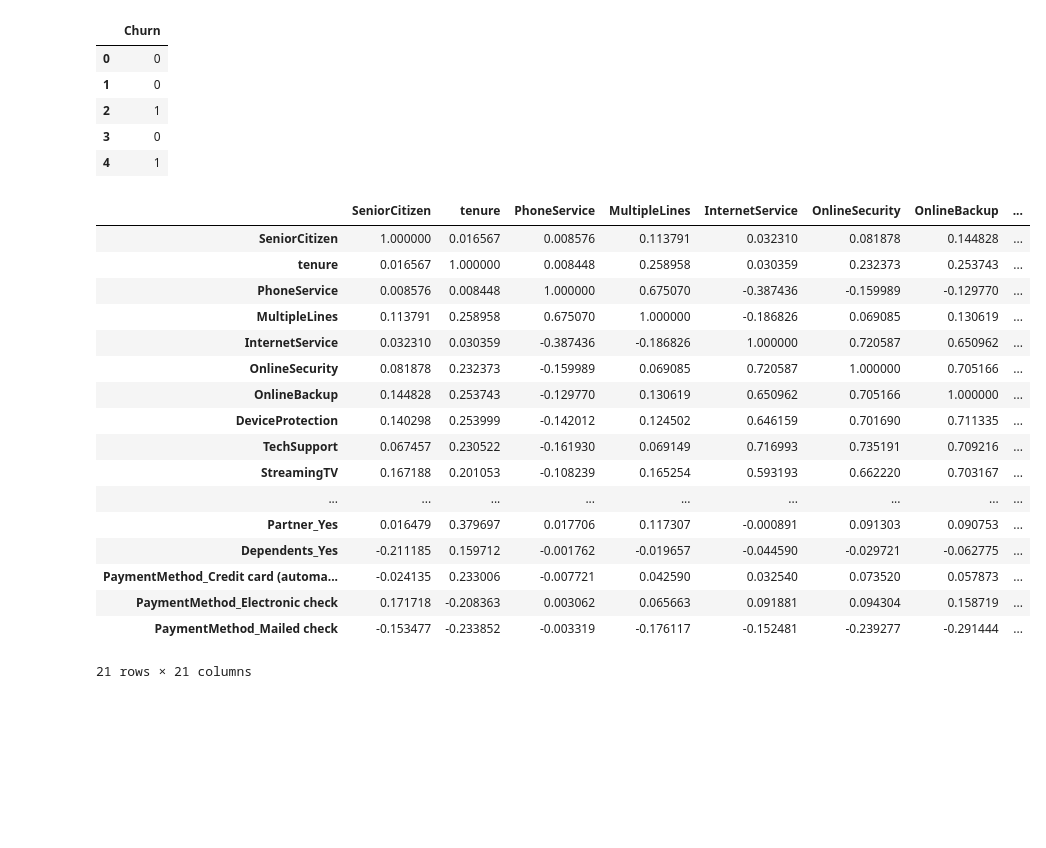
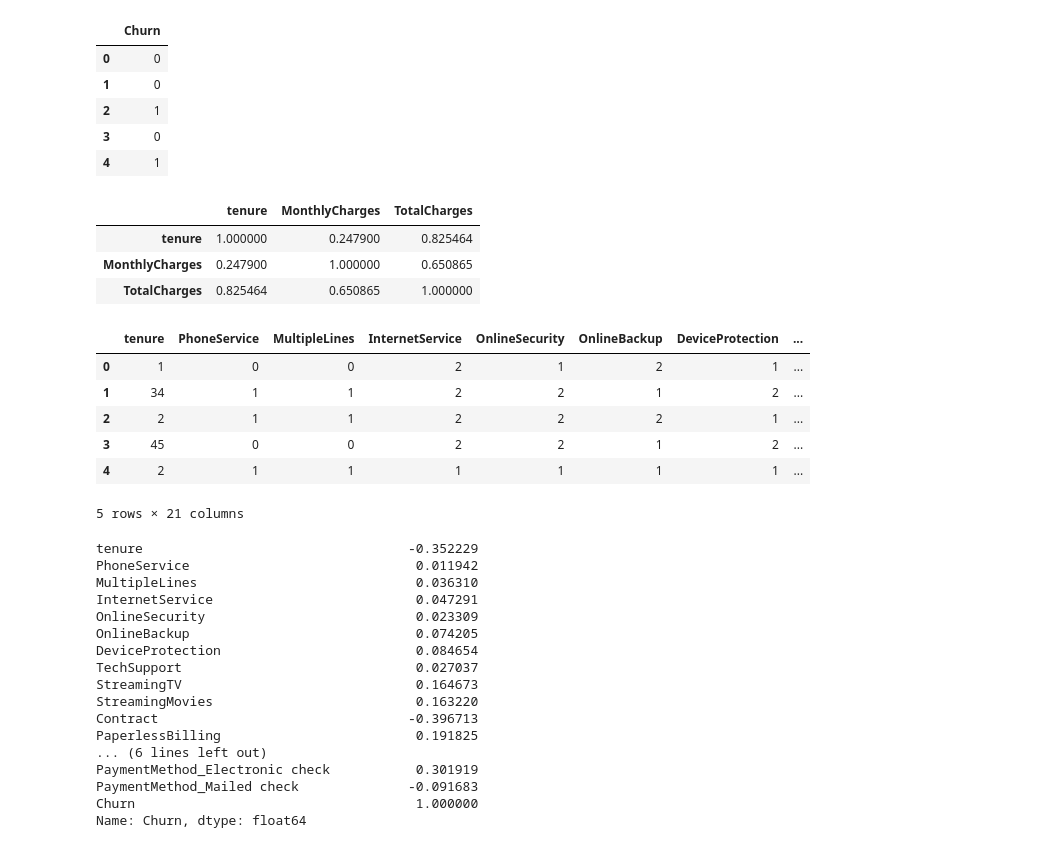
Before and after one commit to pr365/Feature-Selection, a Jupyter notebook: Encoding .ipynb, the cells around one changed output. Drawn from its saved outputs; the diff is of its cells as text; code cells hidden in the pictures; blank space fills up the shorter version.

```diff
--- a/Encoding .ipynb
+++ b/Encoding .ipynb
@@ -14,7 +14,7 @@ df.head()
 | 4 | Female | 0 | No | No | 2 | Yes | No | Fiber optic | ... |
 # %%
 
-X=df.drop(['Churn'], axis=1)
+X=df.drop(['Churn','SeniorCitizen'], axis=1)
 # %%
 X.head()
 # %% [output]
@@ -40,3 +40,7 @@ y.head()
 nominal_category=['gender','Partner','Dependents','PaymentMethod']
 ordinal_category=['PhoneService','MultipleLines','InternetService','OnlineSecurity','OnlineBackup',
                  'DeviceProtection','TechSupport','StreamingTV','StreamingMovies','Contract','PaperlessBilling']
+# %%
+Categorical_data=nominal_category+ordinal_category
+# %%
+Numerical_data = [(i) for i in X.columns if i not in Categorical_data]
@@ -274,24 +159,10 @@ y.head()
 | 3 | 0 |
 | 4 | 1 |
 # %%
-X.corr()
+X[Numerical_data].corr()
 # %% [output]
-|  | SeniorCitizen | tenure | PhoneService | MultipleLines | InternetService | OnlineSecurity | OnlineBackup | ... |
-| SeniorCitizen | 1.000000 | 0.016567 | 0.008576 | 0.113791 | 0.032310 | 0.081878 | 0.144828 | ... |
-| tenure | 0.016567 | 1.000000 | 0.008448 | 0.258958 | 0.030359 | 0.232373 | 0.253743 | ... |
-| PhoneService | 0.008576 | 0.008448 | 1.000000 | 0.675070 | -0.387436 | -0.159989 | -0.129770 | ... |
-| MultipleLines | 0.113791 | 0.258958 | 0.675070 | 1.000000 | -0.186826 | 0.069085 | 0.130619 | ... |
-| InternetService | 0.032310 | 0.030359 | -0.387436 | -0.186826 | 1.000000 | 0.720587 | 0.650962 | ... |
-| OnlineSecurity | 0.081878 | 0.232373 | -0.159989 | 0.069085 | 0.720587 | 1.000000 | 0.705166 | ... |
-| OnlineBackup | 0.144828 | 0.253743 | -0.129770 | 0.130619 | 0.650962 | 0.705166 | 1.000000 | ... |
-| DeviceProtection | 0.140298 | 0.253999 | -0.142012 | 0.124502 | 0.646159 | 0.701690 | 0.711335 | ... |
-| TechSupport | 0.067457 | 0.230522 | -0.161930 | 0.069149 | 0.716993 | 0.735191 | 0.709216 | ... |
-| StreamingTV | 0.167188 | 0.201053 | -0.108239 | 0.165254 | 0.593193 | 0.662220 | 0.703167 | ... |
-| ... | ... | ... | ... | ... | ... | ... | ... | ... |
-| Partner_Yes | 0.016479 | 0.379697 | 0.017706 | 0.117307 | -0.000891 | 0.091303 | 0.090753 | ... |
-| Dependents_Yes | -0.211185 | 0.159712 | -0.001762 | -0.019657 | -0.044590 | -0.029721 | -0.062775 | ... |
-| PaymentMethod_Credit card (automa... | -0.024135 | 0.233006 | -0.007721 | 0.042590 | 0.032540 | 0.073520 | 0.057873 | ... |
-| PaymentMethod_Electronic check | 0.171718 | -0.208363 | 0.003062 | 0.065663 | 0.091881 | 0.094304 | 0.158719 | ... |
-| PaymentMethod_Mailed check | -0.153477 | -0.233852 | -0.003319 | -0.176117 | -0.152481 | -0.239277 | -0.291444 | ... |
+|  | tenure | MonthlyCharges | TotalCharges |
+| tenure | 1.000000 | 0.247900 | 0.825464 |
+| MonthlyCharges | 0.247900 | 1.000000 | 0.650865 |
+| TotalCharges | 0.825464 | 0.650865 | 1.000000 |
-21 rows × 21 columns
 # %%
@@ -298,0 +170,10 @@ X = pd.concat([X, y], axis=1)
+# %%
+X1.head()
+# %% [output]
+|  | tenure | PhoneService | MultipleLines | InternetService | OnlineSecurity | OnlineBackup | DeviceProtection | ... |
+| 0 | 1 | 0 | 0 | 2 | 1 | 2 | 1 | ... |
+| 1 | 34 | 1 | 1 | 2 | 2 | 1 | 2 | ... |
+| 2 | 2 | 1 | 1 | 2 | 2 | 2 | 1 | ... |
+| 3 | 45 | 0 | 0 | 2 | 2 | 1 | 2 | ... |
+| 4 | 2 | 1 | 1 | 1 | 1 | 1 | 1 | ... |
+5 rows × 21 columns
@@ -299,3 +182,23 @@ X = pd.concat([X, y], axis=1)
+# %%
+r['Churn']
+# %% [output]
+tenure                                  -0.352229
+PhoneService                             0.011942
+MultipleLines                            0.036310
+InternetService                          0.047291
+OnlineSecurity                           0.023309
+OnlineBackup                             0.074205
+DeviceProtection                         0.084654
+TechSupport                              0.027037
+StreamingTV                              0.164673
+StreamingMovies                          0.163220
+Contract                                -0.396713
+PaperlessBilling                         0.191825
+... (6 lines left out)
+PaymentMethod_Electronic check           0.301919
+PaymentMethod_Mailed check              -0.091683
+Churn                                    1.000000
+Name: Churn, dtype: float64
 # %%
 X.head()
 # %% [output]
```
Also changed, not shown: parts of 34 cells of this notebook.
